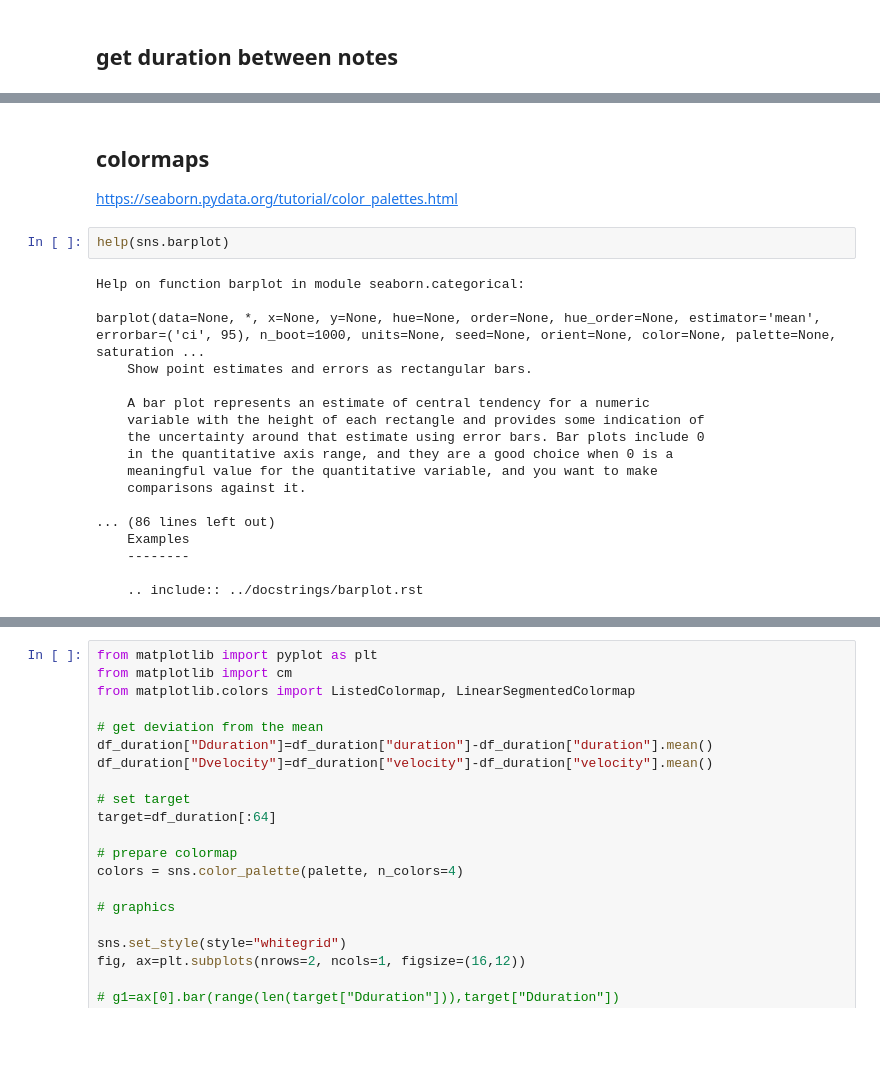
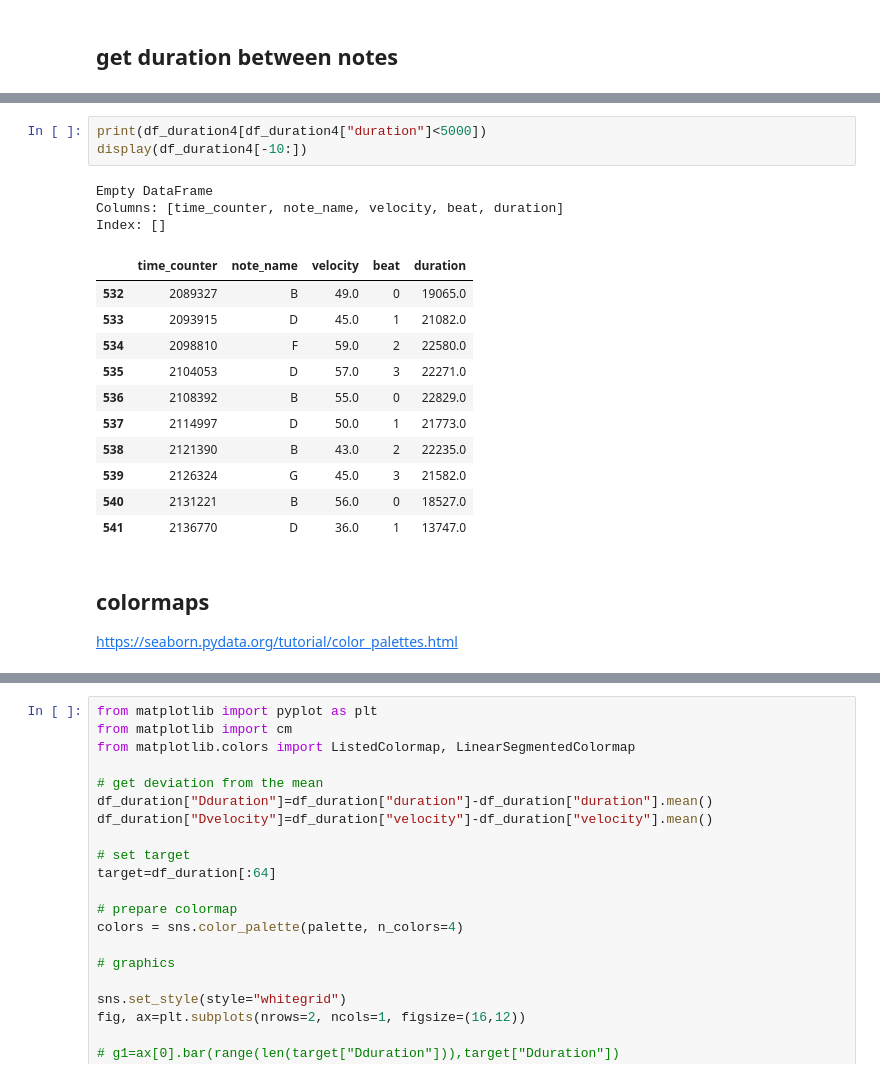
Before and after one commit to jnishii/midi-roll, a Jupyter notebook: midi_analysis.ipynb, the cells around one changed output, grey strips where cells are left out. Cells and saved outputs as stored; diff of their text form; blank space fills up the shorter version.

```diff
--- a/midi_analysis.ipynb
+++ b/midi_analysis.ipynb
@@ -126,26 +119,24 @@ sns.barplot(x=np.arange(4), y=cov, ax=ax[1])
+# %%
+print(df_duration4[df_duration4["duration"]<5000])
+display(df_duration4[-10:])
+# %% [output]
+Empty DataFrame
+Columns: [time_counter, note_name, velocity, beat, duration]
+Index: []
+|  | time_counter | note_name | velocity | beat | duration |
+| 532 | 2089327 | B | 49.0 | 0 | 19065.0 |
+| 533 | 2093915 | D | 45.0 | 1 | 21082.0 |
+| 534 | 2098810 | F | 59.0 | 2 | 22580.0 |
+| 535 | 2104053 | D | 57.0 | 3 | 22271.0 |
+| 536 | 2108392 | B | 55.0 | 0 | 22829.0 |
+| 537 | 2114997 | D | 50.0 | 1 | 21773.0 |
+| 538 | 2121390 | B | 43.0 | 2 | 22235.0 |
+| 539 | 2126324 | G | 45.0 | 3 | 21582.0 |
+| 540 | 2131221 | B | 56.0 | 0 | 18527.0 |
+| 541 | 2136770 | D | 36.0 | 1 | 13747.0 |
 # %% [markdown]
 ## colormaps
 https://seaborn.pydata.org/tutorial/color_palettes.html
-# %%
-help(sns.barplot)
-# %% [output]
-Help on function barplot in module seaborn.categorical:
-
-barplot(data=None, *, x=None, y=None, hue=None, order=None, hue_order=None, estimator='mean', errorbar=('ci', 95), n_boot=1000, units=None, seed=None, orient=None, color=None, palette=None, saturation ...
-    Show point estimates and errors as rectangular bars.
-
-    A bar plot represents an estimate of central tendency for a numeric
-    variable with the height of each rectangle and provides some indication of
-    the uncertainty around that estimate using error bars. Bar plots include 0
-    in the quantitative axis range, and they are a good choice when 0 is a
-    meaningful value for the quantitative variable, and you want to make
-    comparisons against it.
-
-... (86 lines left out)
-    Examples
-    --------
-
-    .. include:: ../docstrings/barplot.rst
 # %%
 import seaborn as sns
 
```
Also changed, not shown: parts of 6 cells of this notebook.
